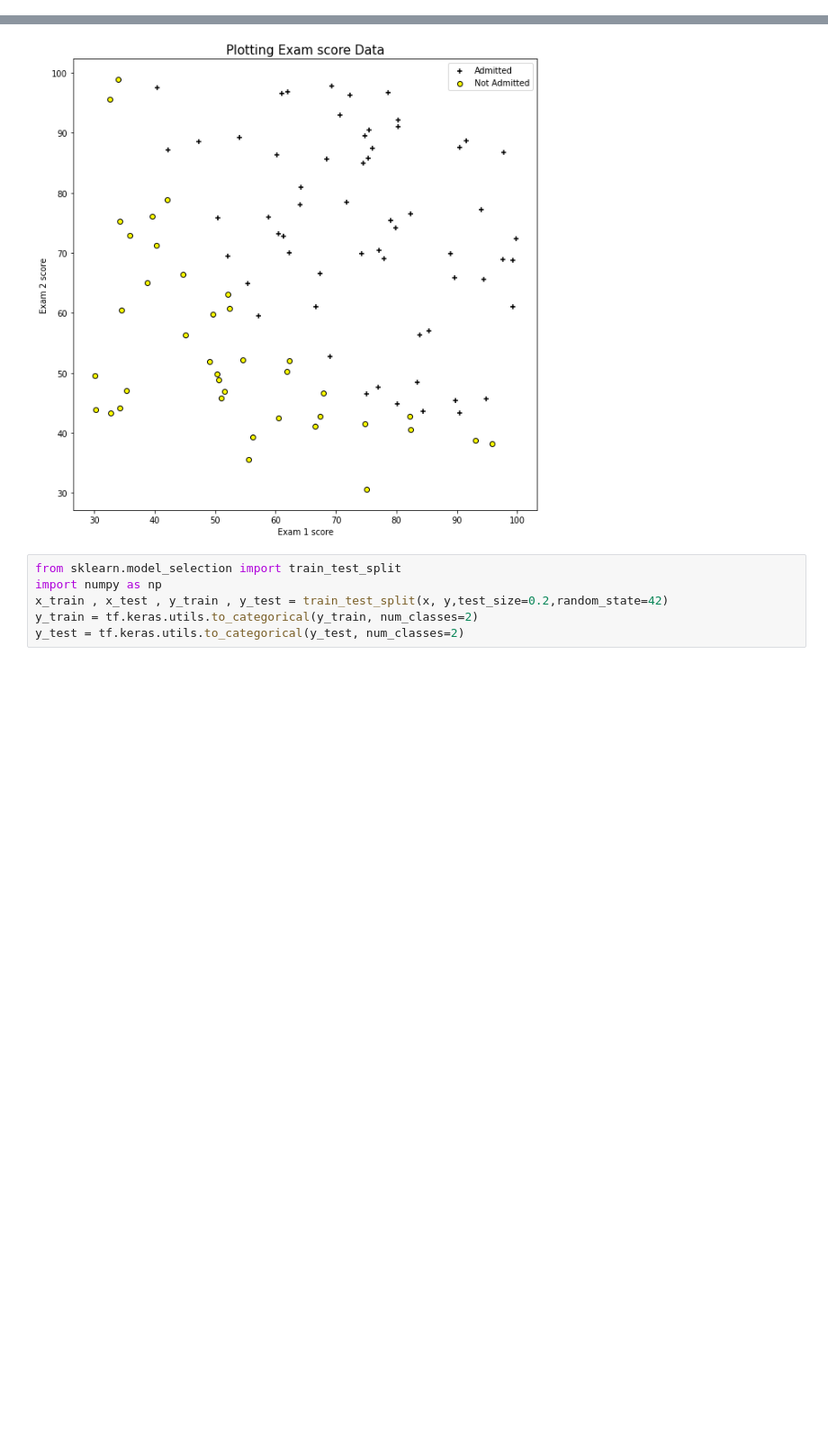
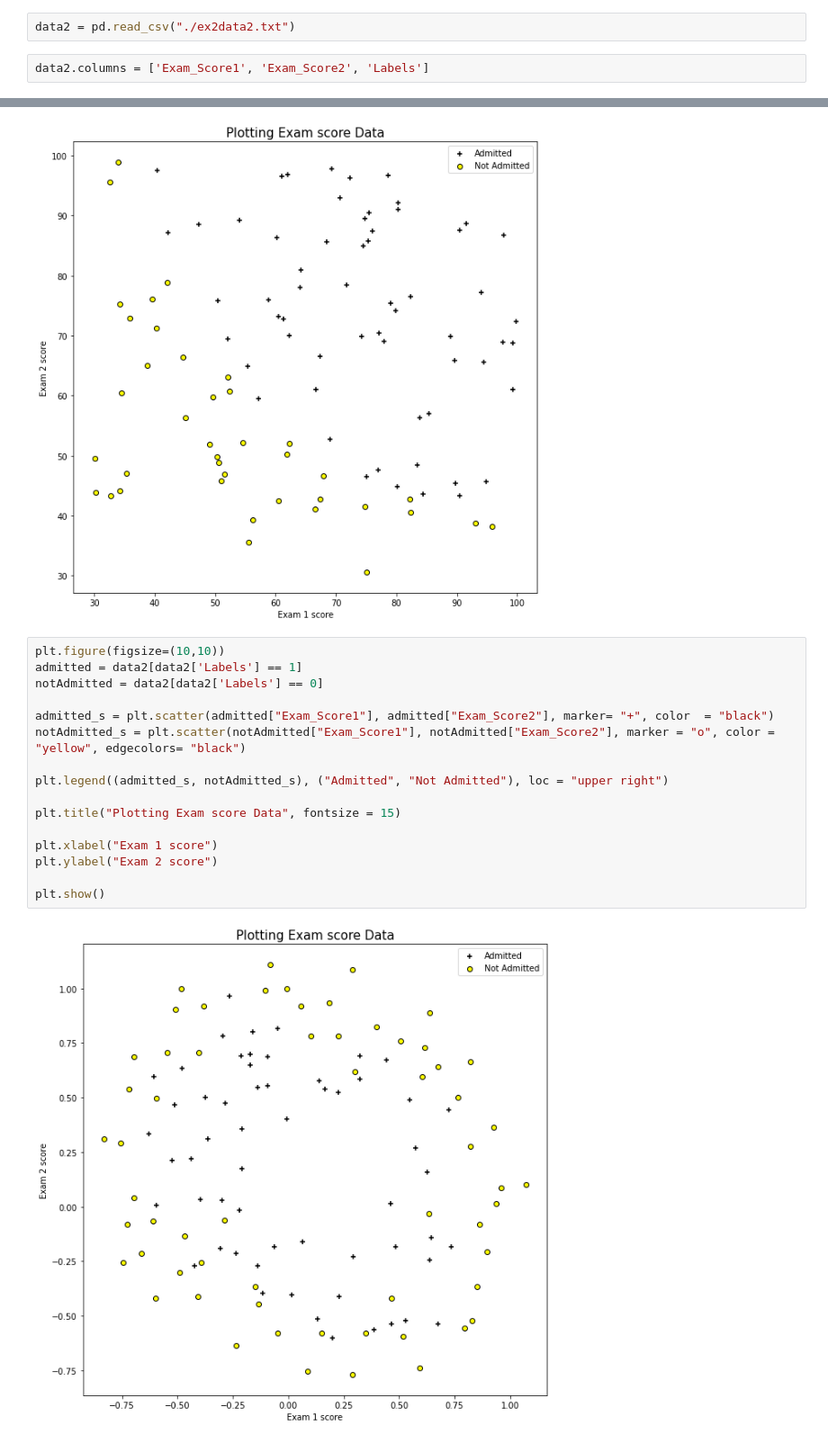
Before and after one commit to jwyeeh-dev/ArtificialControl, a Jupyter notebook: Assignment1/tensorflow_decision_boundary/ex2.ipynb, the cells around one changed output, grey strips where cells are left out. Shown: that part at 90% size. Cells and saved outputs as stored; diff of their text form; blank space fills up the shorter version.

```diff
--- a/Assignment1/tensorflow_decision_boundary/ex2.ipynb
+++ b/Assignment1/tensorflow_decision_boundary/ex2.ipynb
@@ -21,6 +22,10 @@ data1.head(5)
 | 2 | 60.182599 | 86.308552 | 1 |
 | 3 | 79.032736 | 75.344376 | 1 |
 | 4 | 45.083277 | 56.316372 | 0 |
+# %%
+data2 = pd.read_csv("./ex2data2.txt")
+# %%
+data2.columns = ['Exam_Score1', 'Exam_Score2', 'Labels']
 # %% [markdown]
 ## 2. Plotting a Exam score data
 # %%
@@ -41,9 +46,21 @@ plt.ylabel("Exam 2 score")
 plt.show()
 # %% [output]
 [figure]
-# %%
-from sklearn.model_selection import train_test_split
-import numpy as np
-x_train , x_test , y_train , y_test = train_test_split(x, y,test_size=0.2,random_state=42)
-y_train = tf.keras.utils.to_categorical(y_train, num_classes=2)
-y_test = tf.keras.utils.to_categorical(y_test, num_classes=2)
+# %%
+plt.figure(figsize=(10,10))
+admitted = data2[data2['Labels'] == 1]
+notAdmitted = data2[data2['Labels'] == 0]
+
+admitted_s = plt.scatter(admitted["Exam_Score1"], admitted["Exam_Score2"], marker= "+", color  = "black")
+notAdmitted_s = plt.scatter(notAdmitted["Exam_Score1"], notAdmitted["Exam_Score2"], marker = "o", color = "yellow", edgecolors= "black")
+
+plt.legend((admitted_s, notAdmitted_s), ("Admitted", "Not Admitted"), loc = "upper right")
+
+plt.title("Plotting Exam score Data", fontsize = 15)
+
+plt.xlabel("Exam 1 score")
+plt.ylabel("Exam 2 score")
+
+plt.show()
+# %% [output]
+[figure, added]
```
Also changed, not shown: parts of 14 cells of this notebook, 1 other file.
